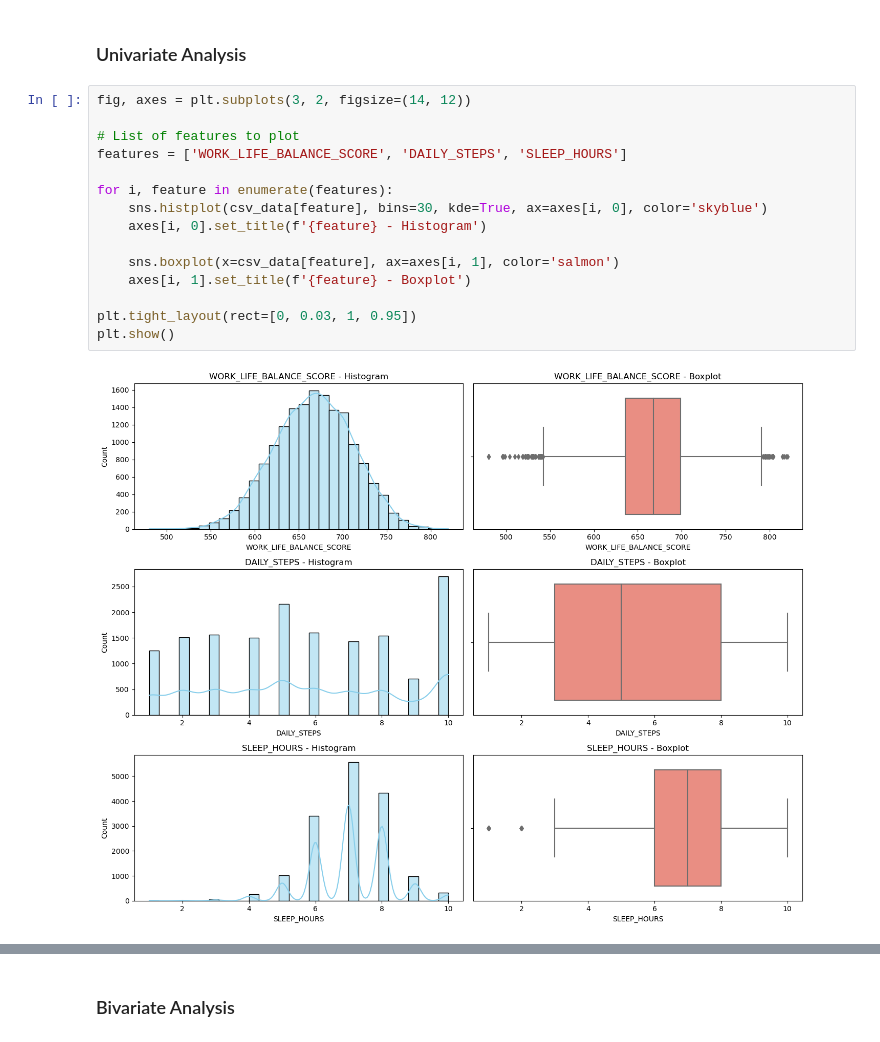
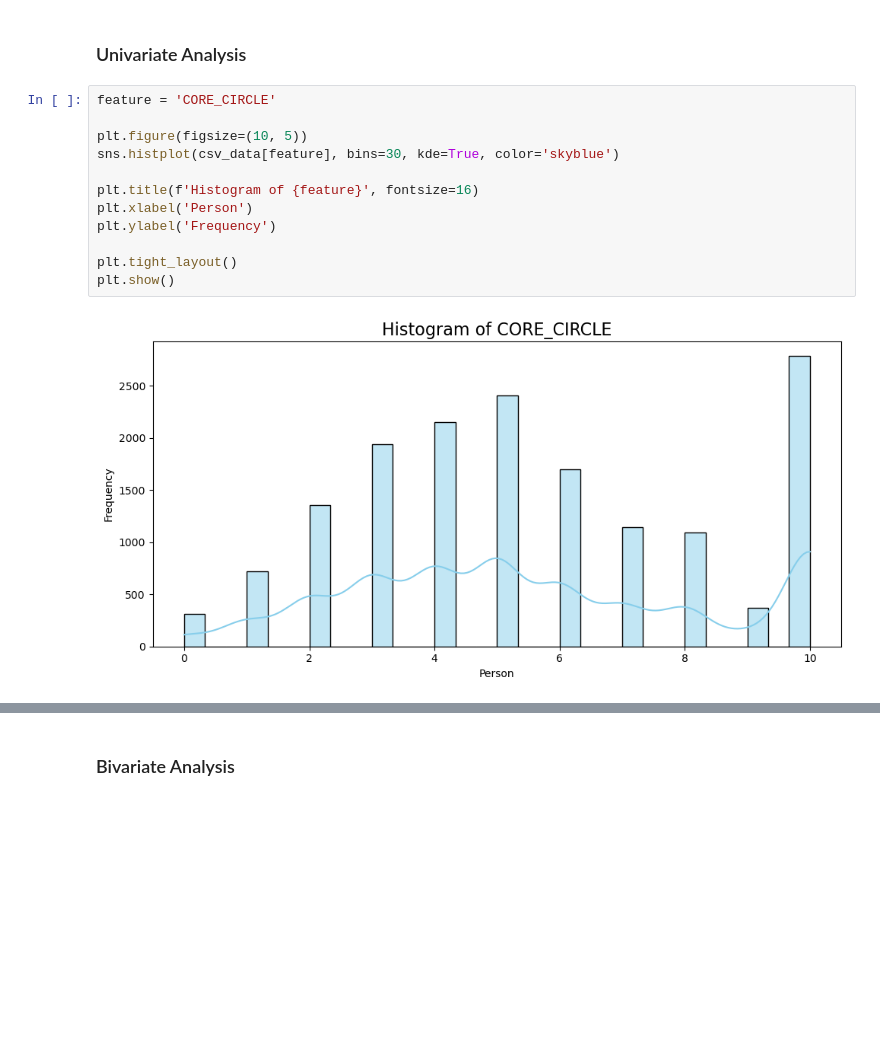
Before and after one commit to amsun001/Project_DataScience-lifestyle-and-wellbeing, a Jupyter notebook: Script/LifestyleAndWellbeing.ipynb, the cells around one changed output, grey strips where cells are left out. Cells and saved outputs as stored; diff of their text form; blank space fills up the shorter version.

```diff
--- a/Script/LifestyleAndWellbeing.ipynb
+++ b/Script/LifestyleAndWellbeing.ipynb
@@ -167,20 +169,17 @@ Empty DataFrame
 ## Explorative Analysis
 # %% [markdown]
 ### Univariate Analysis
-# %%
-fig, axes = plt.subplots(3, 2, figsize=(14, 12))
-
-# List of features to plot
-features = ['WORK_LIFE_BALANCE_SCORE', 'DAILY_STEPS', 'SLEEP_HOURS']
-
-for i, feature in enumerate(features):
-    sns.histplot(csv_data[feature], bins=30, kde=True, ax=axes[i, 0], color='skyblue')
-    axes[i, 0].set_title(f'{feature} - Histogram')
-
-    sns.boxplot(x=csv_data[feature], ax=axes[i, 1], color='salmon')
-    axes[i, 1].set_title(f'{feature} - Boxplot')
-
-plt.tight_layout(rect=[0, 0.03, 1, 0.95])
-plt.show()
-# %% [output]
-[figure, removed]
+# %%
+feature = 'CORE_CIRCLE'
+
+plt.figure(figsize=(10, 5))
+sns.histplot(csv_data[feature], bins=30, kde=True, color='skyblue')
+
+plt.title(f'Histogram of {feature}', fontsize=16)
+plt.xlabel('Person')
+plt.ylabel('Frequency')
+
+plt.tight_layout()
+plt.show()
+# %% [output]
+[figure, added]
```
Also changed, not shown: parts of 4 cells of this notebook.
